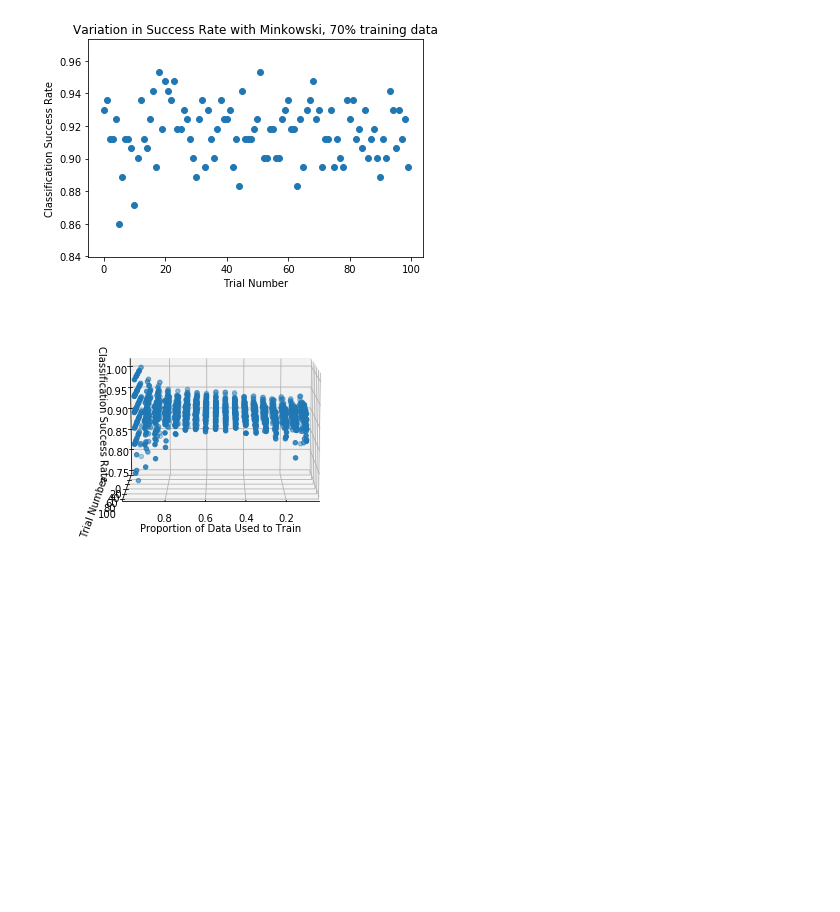
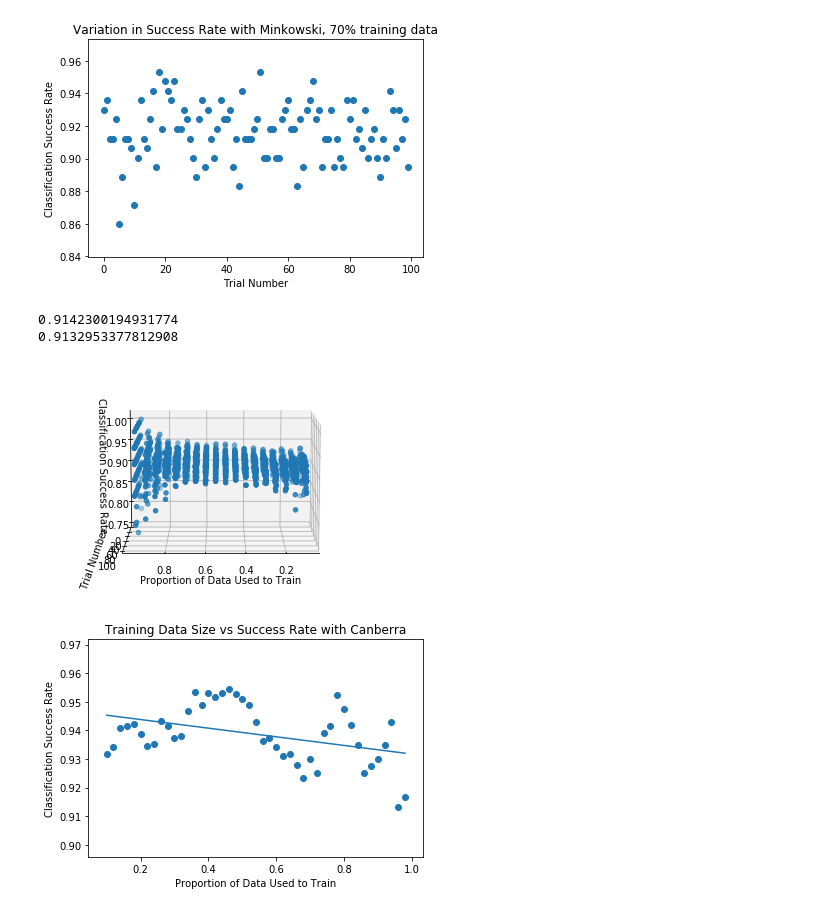
Before and after one commit to einstein9998/Internship, a Jupyter notebook: Iris.ipynb, the cells around one changed output. Cells and saved outputs as stored; diff of their text form; code cells hidden in the pictures; blank space fills up the shorter version.

```diff
--- a/Iris.ipynb
+++ b/Iris.ipynb
@@ -540,9 +546,32 @@ ax.scatter(x, y, z)
 ax.set_xlabel("Proportion of Data Used to Train")
 ax.set_ylabel("Trial Number")
 ax.set_zlabel("Classification Success Rate")
+print(np.median(z))
+print(np.mean(z))
 ax.view_init(elev=10., azim=90)
 # %% [output]
+0.9142300194931774
+0.9132953377812908
 [figure]
 # %%
 #More variability if the training proportion is greater than 0.8, which is expected
 #Interesting that increasing the proportion doesn't seem to make much effect past 0.2
+# %%
+#varying how much of the data is used for training - now with canberra!
+
+x = []
+y = []
+for split in np.arange(0.1, 1.0, 0.02):
+    _, success = nearestNeighborsTest(b.data, b.target, split, metric='canberra')
+    x.append(split)
+    y.append(success)
+
+plt.figure(2)
+plt.xlabel("Proportion of Data Used to Train")
+plt.ylabel("Classification Success Rate")
+plt.title("Training Data Size vs Success Rate with Canberra")
+plt.scatter(x, y)
+plt.plot(x, np.poly1d(np.polyfit(x, y, 1))(x))
+plt.show()
+# %% [output]
+[figure, added]
```
Also changed, not shown: parts of 7 cells of this notebook.
